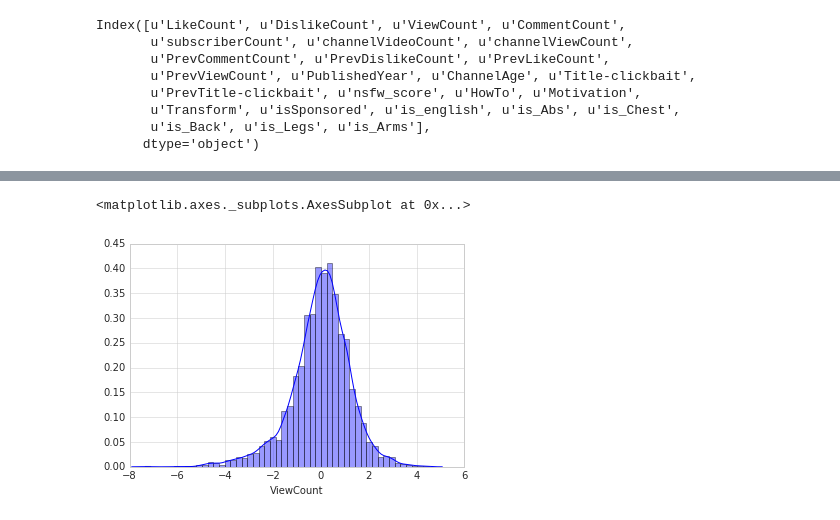
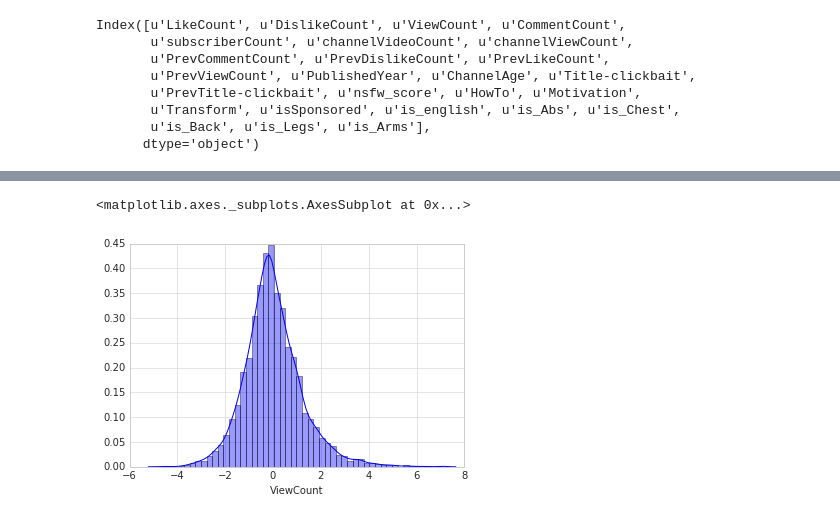
Before and after one commit to allenwang28/YouTube-Virality-Predictor, a Jupyter notebook: notebooks/Categorical Analysis2.ipynb, the cells around one changed output, grey strips where cells are left out. Cells and saved outputs as stored; diff of their text form; code cells hidden in the pictures.

Commit message:
Added some more residuals/evaluation

```diff
--- a/notebooks/Categorical Analysis2.ipynb
+++ b/notebooks/Categorical Analysis2.ipynb
@@ -381,7 +381,6 @@ sns.regplot(x='Predictions', y='Test', data=plot_df)
 # %%
-residuals = y_pred - test_y
-
+residuals = test_y - y_pred
 sns.distplot(residuals)
 # %% [output]
 <matplotlib.axes._subplots.AxesSubplot at 0x...>
-[figure, old version]
+[figure, new version]
```
Also changed, not shown: parts of 10 cells of this notebook.
